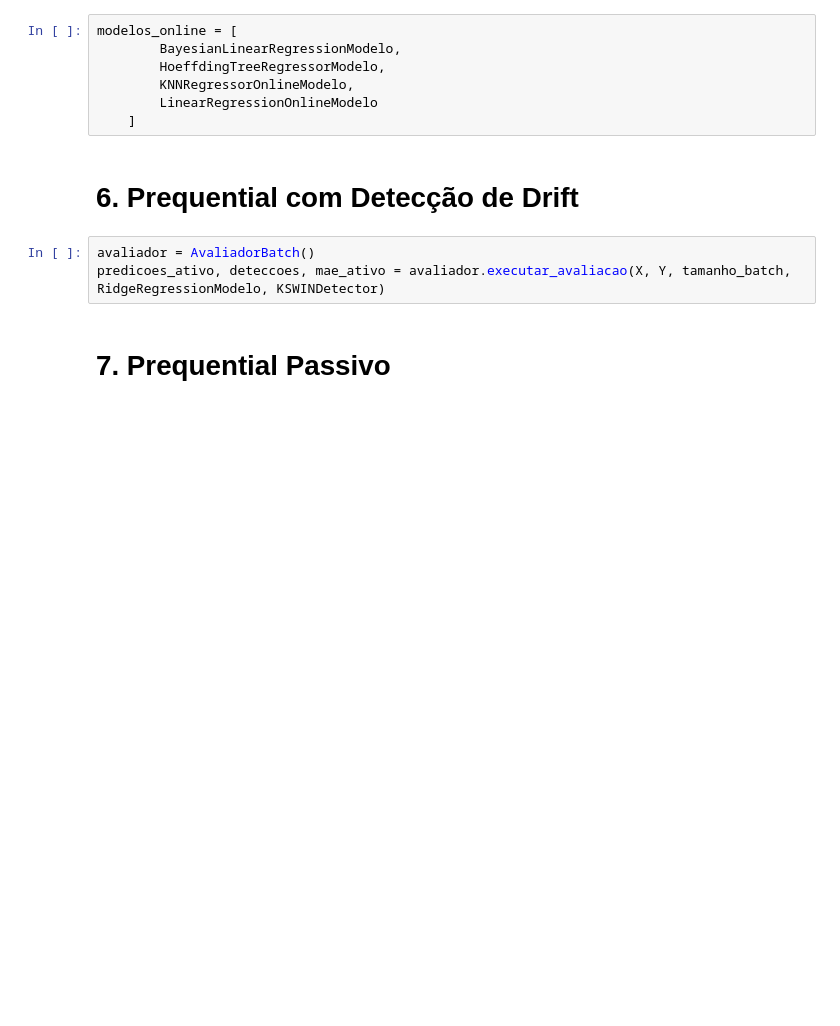
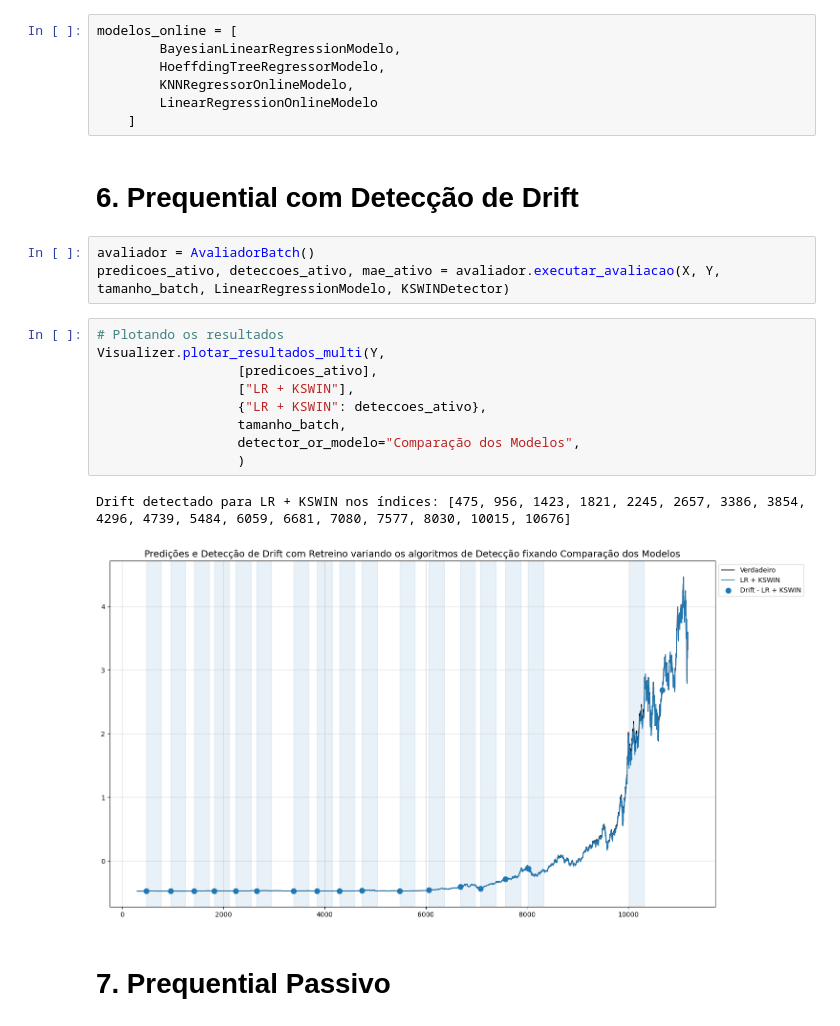
Before and after one commit to gabrielfers/Drift-Detection-PIBIC, a Jupyter notebook: 1- tutorial_online_algorithms.ipynb, the cells around one changed output. Saved outputs shown, nothing was run; the diff lists cells and outputs as text; blank space fills up the shorter version.

```diff
--- a/1- tutorial_online_algorithms.ipynb
+++ b/1- tutorial_online_algorithms.ipynb
@@ -135,7 +137,19 @@ modelos_online = [
 # **6. Prequential com Detecção de Drift**
 # %%
 avaliador = AvaliadorBatch()
-predicoes_ativo, deteccoes, mae_ativo = avaliador.executar_avaliacao(X, Y, tamanho_batch, RidgeRegressionModelo, KSWINDetector)
+predicoes_ativo, deteccoes_ativo, mae_ativo = avaliador.executar_avaliacao(X, Y, tamanho_batch, LinearRegressionModelo, KSWINDetector)
+# %%
+# Plotando os resultados
+Visualizer.plotar_resultados_multi(Y,
+                  [predicoes_ativo],
+                  ["LR + KSWIN"],
+                  {"LR + KSWIN": deteccoes_ativo},
+                  tamanho_batch,
+                  detector_or_modelo="Comparação dos Modelos",
+                  )
+# %% [output]
+Drift detectado para LR + KSWIN nos índices: [475, 956, 1423, 1821, 2245, 2657, 3386, 3854, 4296, 4739, 5484, 6059, 6681, 7080, 7577, 8030, 10015, 10676]
+[figure, added]
 # %% [markdown]
 # **7. Prequential Passivo**
 # %%
```
Also changed, not shown: parts of 14 cells of this notebook, 4 other files.
